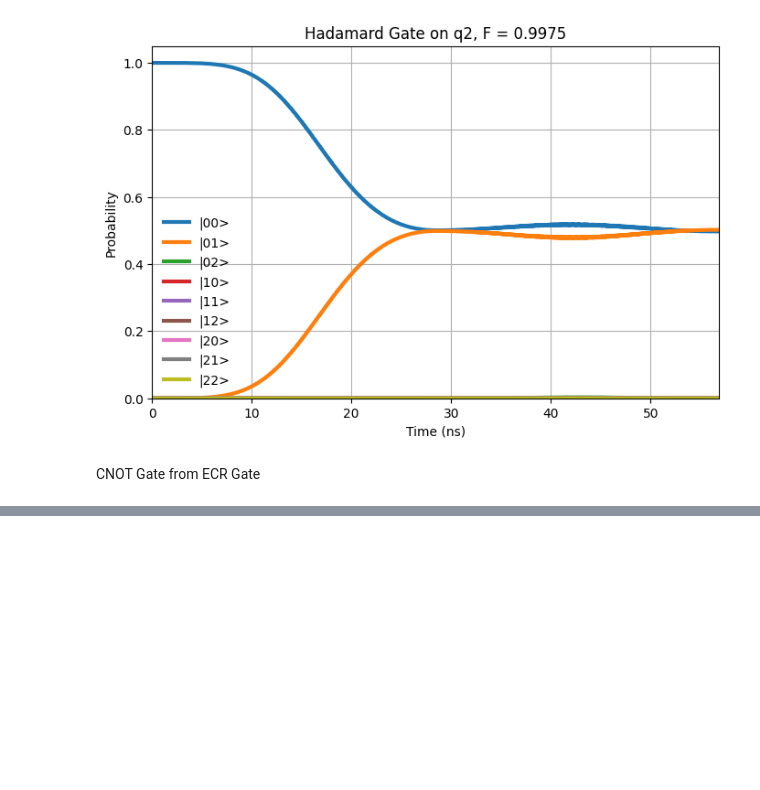
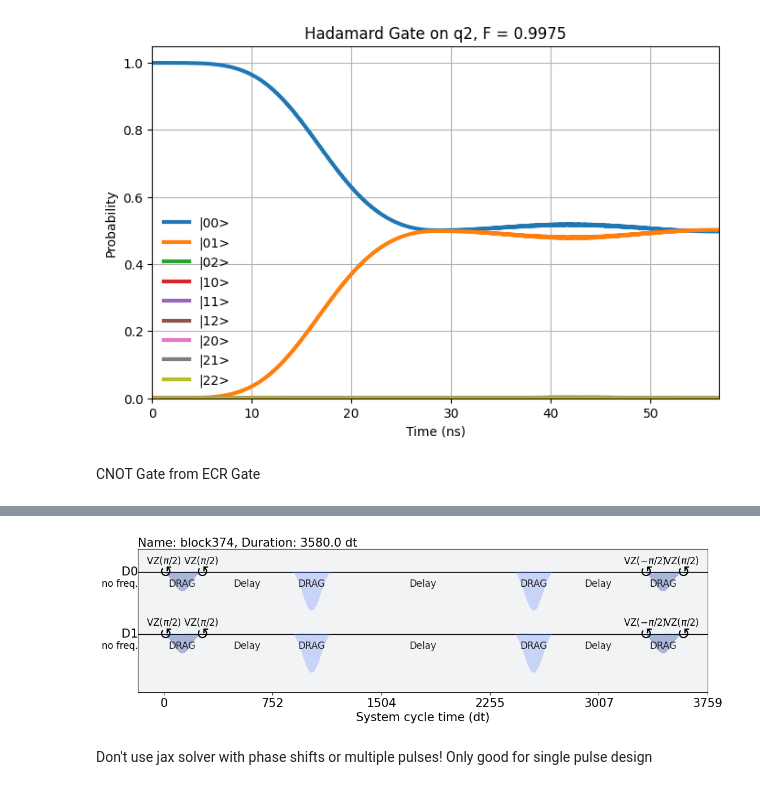
Before and after one commit to kapil-d/transmon-sim, a Jupyter notebook: two_transmon_gates.ipynb, the cells around one changed output, grey strips where cells are left out. Cells and saved outputs as stored; diff of their text form; code cells hidden in the pictures; blank space fills up the shorter version.

```diff
--- a/two_transmon_gates.ipynb
+++ b/two_transmon_gates.ipynb
@@ -675,0 +715,58 @@ heatmap2d((1/np.sqrt(2))*(-1-1j)*condense(ideal_cnot))
+# %%
+def spin_echo(τ):
+    with pulse.build() as echo:
+        # #pulse.shift_phase(np.pi/2, pulse.DriveChannel(0))
+        # pulse.call(system.q1.SX_gate)
+        # #pulse.shift_phase(-np.pi/2, pulse.DriveChannel(0))
+        # pulse.delay(τ//2, pulse.DriveChannel(0))
+        # pulse.call(system.q1.X_gate)
+        # pulse.delay(τ, pulse.DriveChannel(0))
+        # pulse.call(system.q1.X_gate)
+        # pulse.delay(τ//2, pulse.DriveChannel(0))
+        # pulse.shift_phase(np.pi, pulse.DriveChannel(0))
+        # pulse.call(system.q1.SX_gate)
+        # #pulse.call(system.q1.X_gate)
+        # #pulse.shift_phase(np.pi/2, pulse.DriveChannel(0))
+
+    #    # pulse.shift_phase(np.pi/2, pulse.DriveChannel(1))
+    #     pulse.call(system.q2.SX_gate)
+    #    # pulse.shift_phase(-np.pi/2, pulse.DriveChannel(1))
+
+    #     pulse.delay(τ//2, pulse.DriveChannel(1))
+    #     pulse.call(system.q2.X_gate)
+    #     pulse.delay(τ, pulse.DriveChannel(1))
+    #     pulse.call(system.q2.X_gate)
+    #     pulse.delay(τ//2, pulse.DriveChannel(1))
+
+    #     #pulse.shift_phase(-np.pi/2, pulse.DriveChannel(1))
+    #     pulse.call(system.q2.SX_gate)
+    #     pulse.call(system.q2.X_gate)
+
+        #pulse.shift_phase(np.pi/2, pulse.DriveChannel(1))
+
+
+        pulse.call(SY)
+        pulse.delay(τ//2, pulse.DriveChannel(0))
+        pulse.call(system.q1.X_gate)
+        pulse.delay(τ, pulse.DriveChannel(0))
+        pulse.call(system.q1.X_gate)
+        pulse.delay(τ//2, pulse.DriveChannel(0))
+        pulse.call(SY_neg)
+
+        pulse.call(SY2)
+        pulse.delay(τ//2, pulse.DriveChannel(1))
+        pulse.call(system.q2.X_gate)
+        pulse.delay(τ, pulse.DriveChannel(1))
+        pulse.call(system.q2.X_gate)
+        pulse.delay(τ//2, pulse.DriveChannel(1))
+        pulse.call(SY_neg2)
+
+
+    return echo
+
+echo_test = spin_echo(1278)
+echo_test.draw()
+# %% [output]
+[figure, added]
+# %% [markdown]
+Don't use jax solver with phase shifts or multiple pulses! Only good for single pulse design
```
Also changed, not shown: parts of 27 cells of this notebook.
